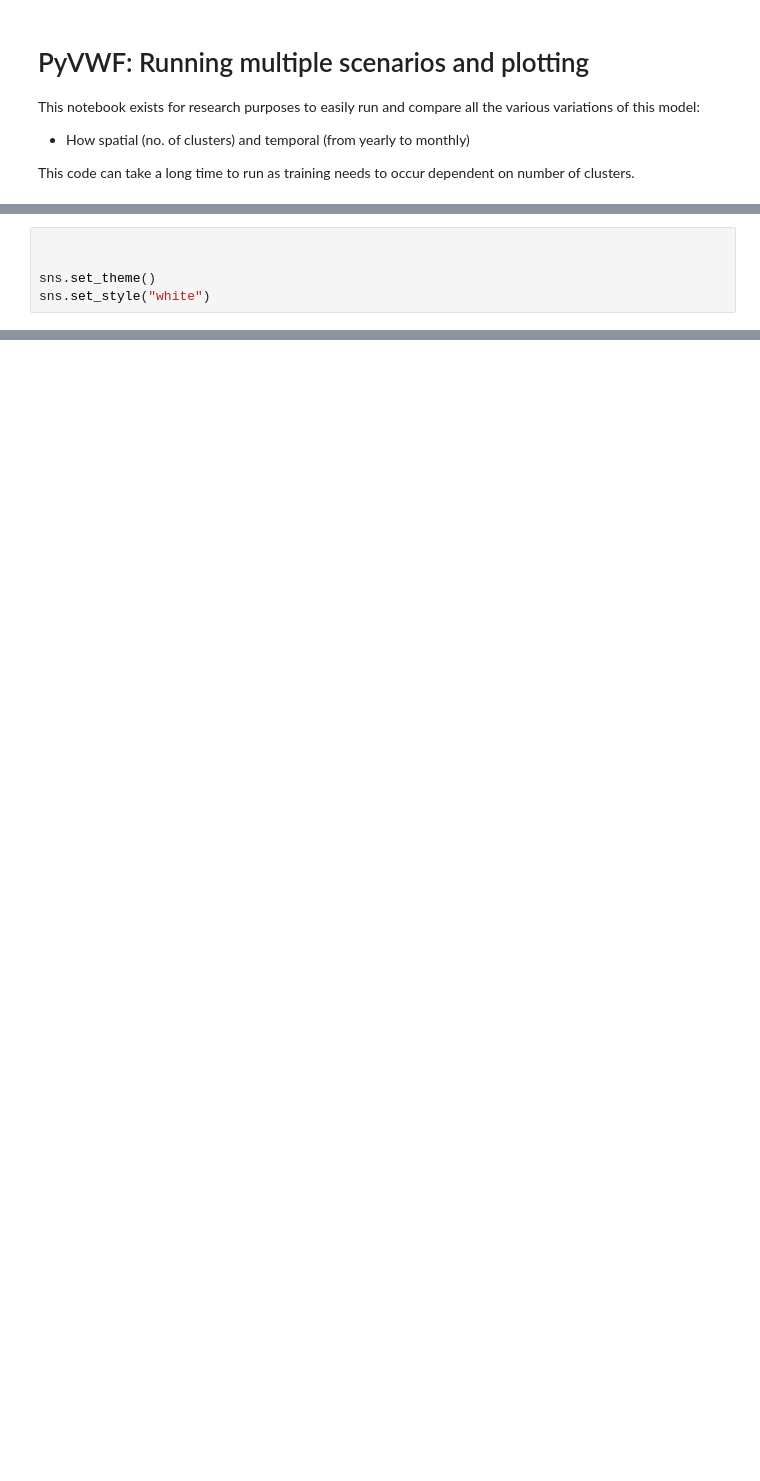
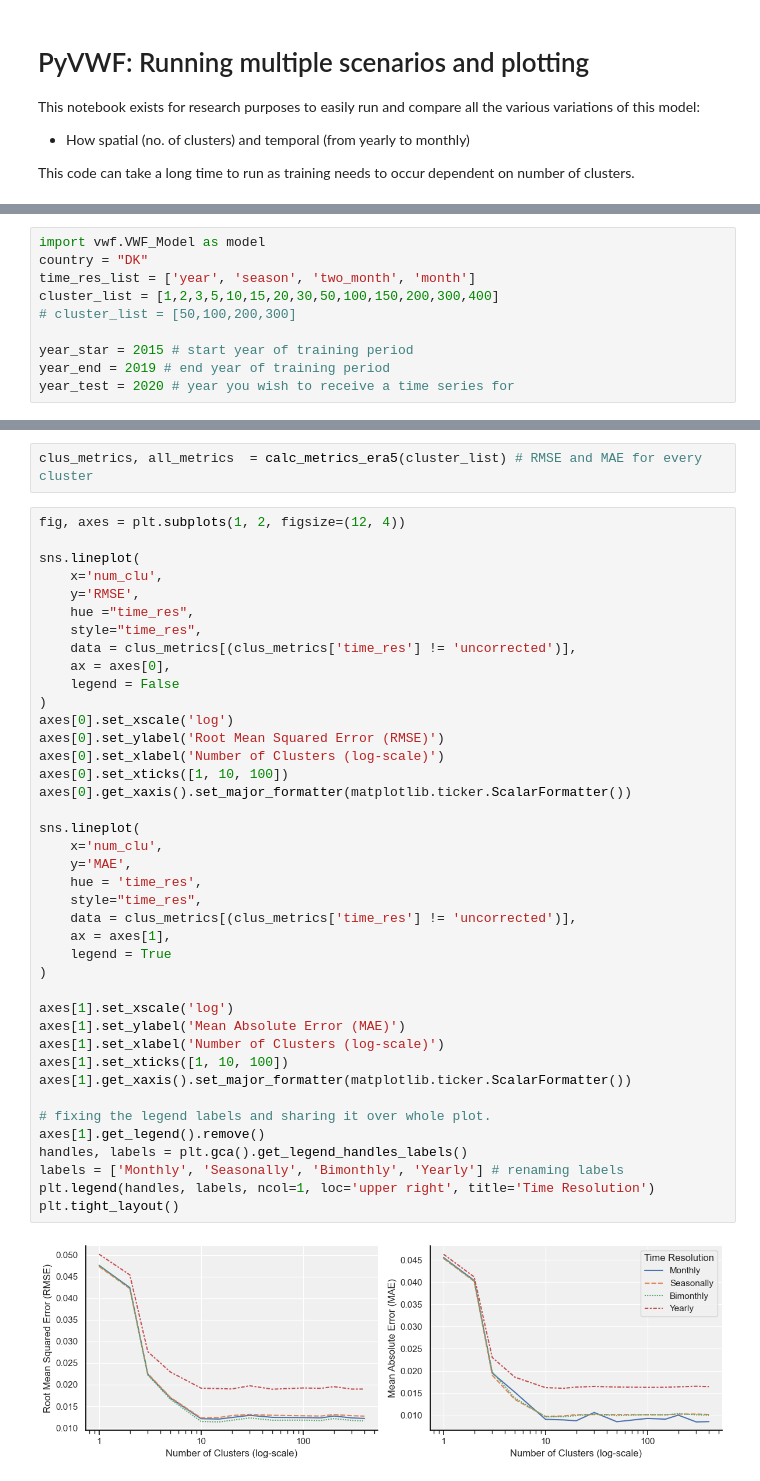
Before and after one commit to ellyess/PyVWF, a Jupyter notebook: research_run_and_plot.ipynb, the cells around one changed output, grey strips where cells are left out. Cells and saved outputs as stored; diff of their text form; blank space fills up the shorter version.

Commit message:
re-implemented merra 2 for research + plots
modified the code to have the ability to run MERRA-2 for comparison, notebook created with plotting functions to analyse results

```diff
--- a/research_run_and_plot.ipynb
+++ b/research_run_and_plot.ipynb
@@ -123,5 +7,0 @@ metrics = calc_metrics_era5(cluster_list)
-# %%
-
-
-sns.set_theme()
-sns.set_style("white")
@@ -209,0 +27,10 @@ plt.legend();
+# %%
+import vwf.VWF_Model as model
+country = "DK"
+time_res_list = ['year', 'season', 'two_month', 'month']
+cluster_list = [1,2,3,5,10,15,20,30,50,100,150,200,300,400]
+# cluster_list = [50,100,200,300]
+
+year_star = 2015 # start year of training period
+year_end = 2019 # end year of training period
+year_test = 2020 # year you wish to receive a time series for
@@ -209,0 +57,44 @@ plt.legend();
+# %%
+clus_metrics, all_metrics  = calc_metrics_era5(cluster_list) # RMSE and MAE for every cluster
+# %%
+fig, axes = plt.subplots(1, 2, figsize=(12, 4))
+
+sns.lineplot(
+    x='num_clu',
+    y='RMSE',
+    hue ="time_res",
+    style="time_res",
+    data = clus_metrics[(clus_metrics['time_res'] != 'uncorrected')],
+    ax = axes[0],
+    legend = False
+)
+axes[0].set_xscale('log')
+axes[0].set_ylabel('Root Mean Squared Error (RMSE)')
+axes[0].set_xlabel('Number of Clusters (log-scale)')
+axes[0].set_xticks([1, 10, 100])
+axes[0].get_xaxis().set_major_formatter(matplotlib.ticker.ScalarFormatter())
+
+sns.lineplot(
+    x='num_clu',
+    y='MAE',
+    hue = 'time_res',
+    style="time_res",
+    data = clus_metrics[(clus_metrics['time_res'] != 'uncorrected')],
+    ax = axes[1],
+    legend = True
+)
+
+axes[1].set_xscale('log')
+axes[1].set_ylabel('Mean Absolute Error (MAE)')
+axes[1].set_xlabel('Number of Clusters (log-scale)')
+axes[1].set_xticks([1, 10, 100])
+axes[1].get_xaxis().set_major_formatter(matplotlib.ticker.ScalarFormatter())
+
+# fixing the legend labels and sharing it over whole plot.
+axes[1].get_legend().remove()
+handles, labels = plt.gca().get_legend_handles_labels()
+labels = ['Monthly', 'Seasonally', 'Bimonthly', 'Yearly'] # renaming labels
+plt.legend(handles, labels, ncol=1, loc='upper right', title='Time Resolution')
+plt.tight_layout()
+# %% [output]
+[figure, added]
```
Also changed, not shown: parts of 46 cells of this notebook, 11 other files.
